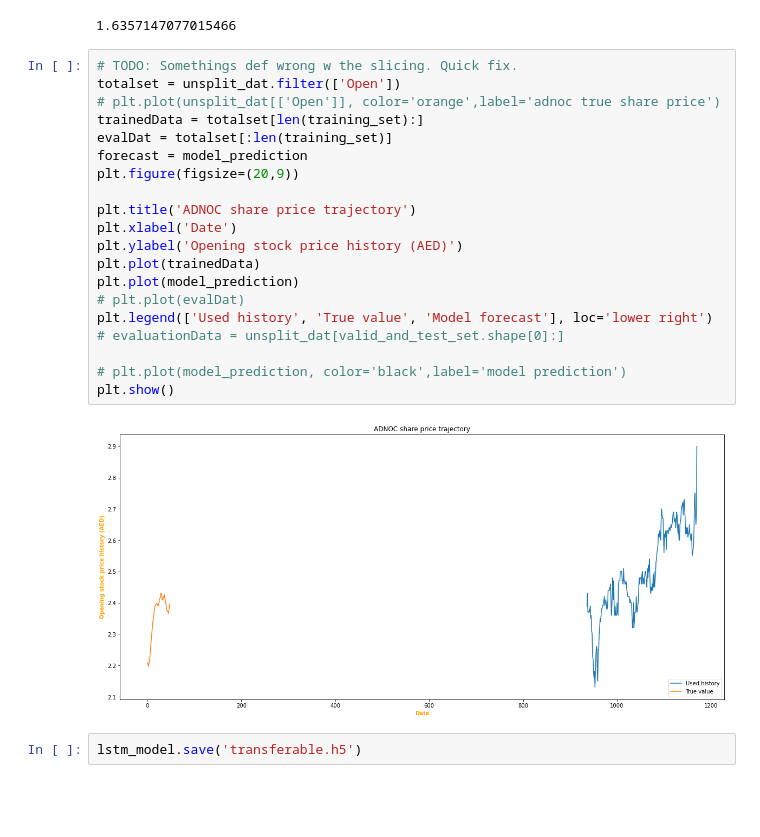
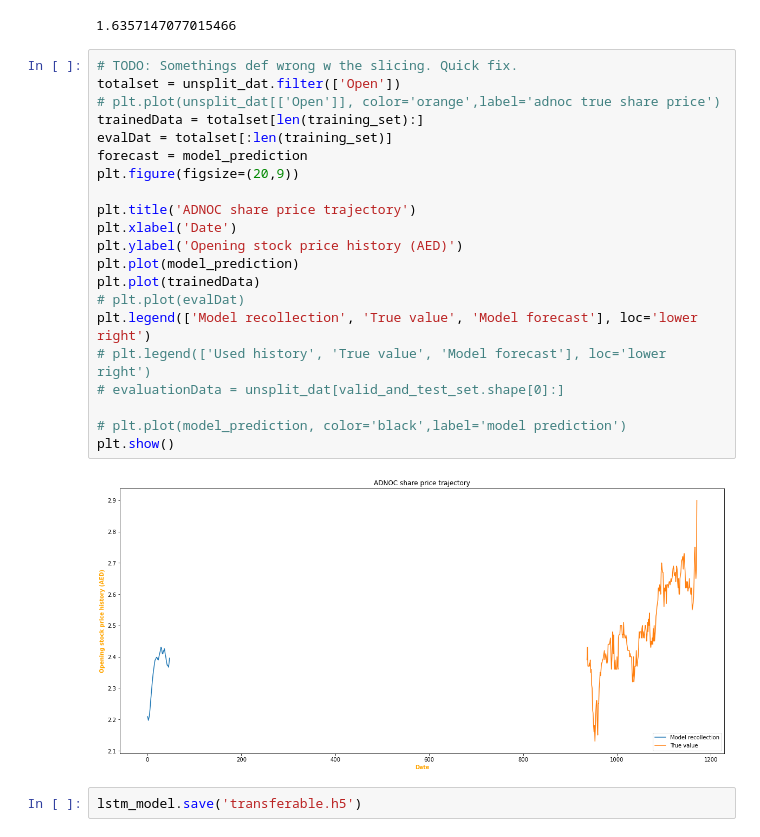
Before and after one commit to abdullamatar/LSTM-Financial-Forecaster, a Jupyter notebook: LSTM_forecaster.ipynb, the cells around one changed output. Cells and saved outputs as stored; diff of their text form; blank space fills up the shorter version.

```diff
--- a/LSTM_forecaster.ipynb
+++ b/LSTM_forecaster.ipynb
@@ -280,25 +280,26 @@ rootmse
 # %%
 # TODO: Somethings def wrong w the slicing. Quick fix.
 totalset = unsplit_dat.filter(['Open'])
 # plt.plot(unsplit_dat[['Open']], color='orange',label='adnoc true share price')
 trainedData = totalset[len(training_set):]
 evalDat = totalset[:len(training_set)]
 forecast = model_prediction
 plt.figure(figsize=(20,9))
 
 plt.title('ADNOC share price trajectory')
 plt.xlabel('Date')
 plt.ylabel('Opening stock price history (AED)')
+plt.plot(model_prediction)
 plt.plot(trainedData)
-plt.plot(model_prediction)
 # plt.plot(evalDat)
-plt.legend(['Used history', 'True value', 'Model forecast'], loc='lower right')
+plt.legend(['Model recollection', 'True value', 'Model forecast'], loc='lower right')
+# plt.legend(['Used history', 'True value', 'Model forecast'], loc='lower right')
 # evaluationData = unsplit_dat[valid_and_test_set.shape[0]:]
 
 # plt.plot(model_prediction, color='black',label='model prediction')
 plt.show()
 # %% [output]
-[figure, old version]
+[figure, new version]
 # %%
 lstm_model.save('transferable.h5')
 # %% [markdown]
```
